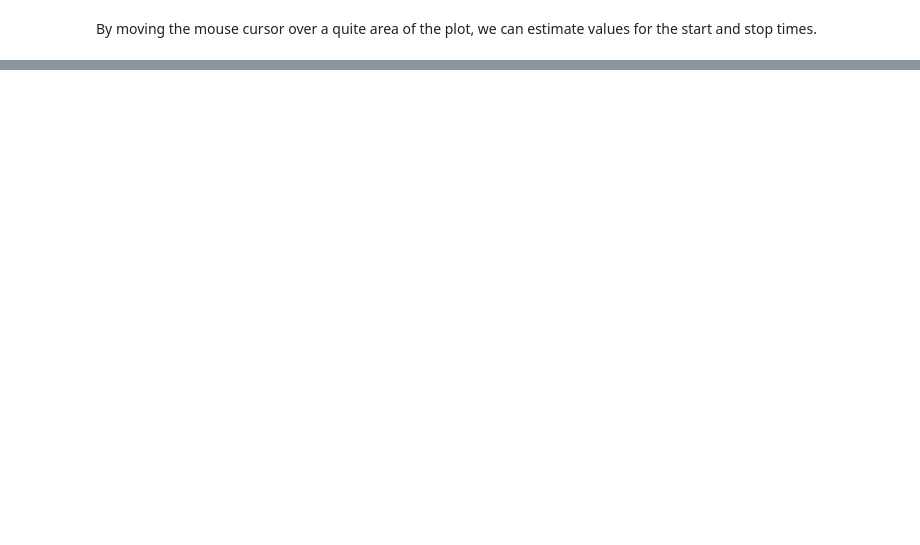
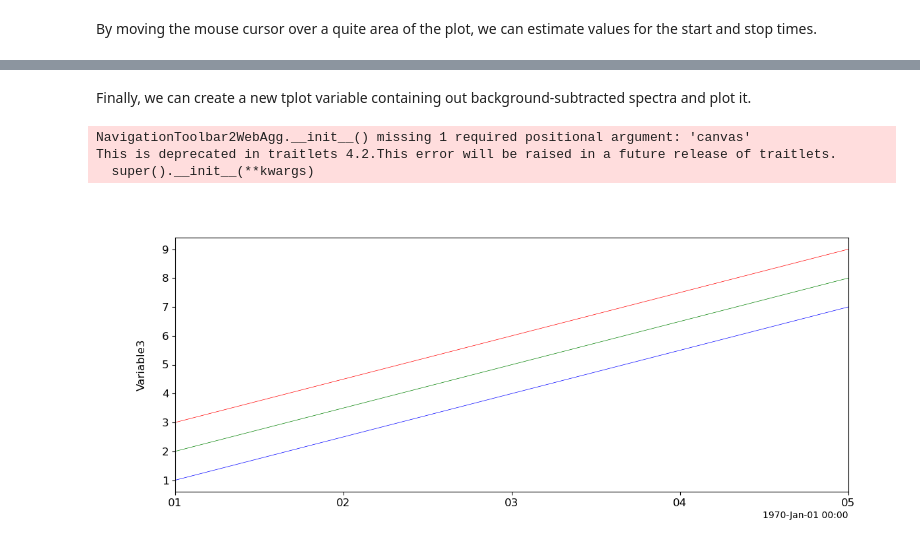
Before and after one commit to spedas/pyspedas_examples, a Jupyter notebook: pyspedas_examples/notebooks/BARREL_background_model.ipynb, the cells around one changed output, grey strips where cells are left out. Drawn from its saved outputs; the diff is of its cells as text; code cells hidden in the pictures; blank space fills up the shorter version.

```diff
--- a/pyspedas_examples/notebooks/BARREL_background_model.ipynb
+++ b/pyspedas_examples/notebooks/BARREL_background_model.ipynb
@@ -51,0 +77,15 @@ bkg_end="2013-01-17/20:35"
+# %% [markdown]
+Finally, we can create a new tplot variable containing out background-subtracted spectra and plot it.
+# %%
+x_data = [1,3,5]
+y_data = [ [1,2,3] , [4,5,6], [7,8,9] ]#[[1,5],[2,4],[3,3],[4,2],[5,1]]
+v_data = [1,2,3]
+
+pytplot.store_data("Variable3", data={'x':x_data, 'y':y_data, 'v':v_data})
+pytplot.tlimit([1,5])
+pytplot.tplot("Variable3")
+# %% [output]
+NavigationToolbar2WebAgg.__init__() missing 1 required positional argument: 'canvas'
+This is deprecated in traitlets 4.2.This error will be raised in a future release of traitlets.
+  super().__init__(**kwargs)
+[figure, added]
```
Also changed, not shown: parts of 12 cells of this notebook.
